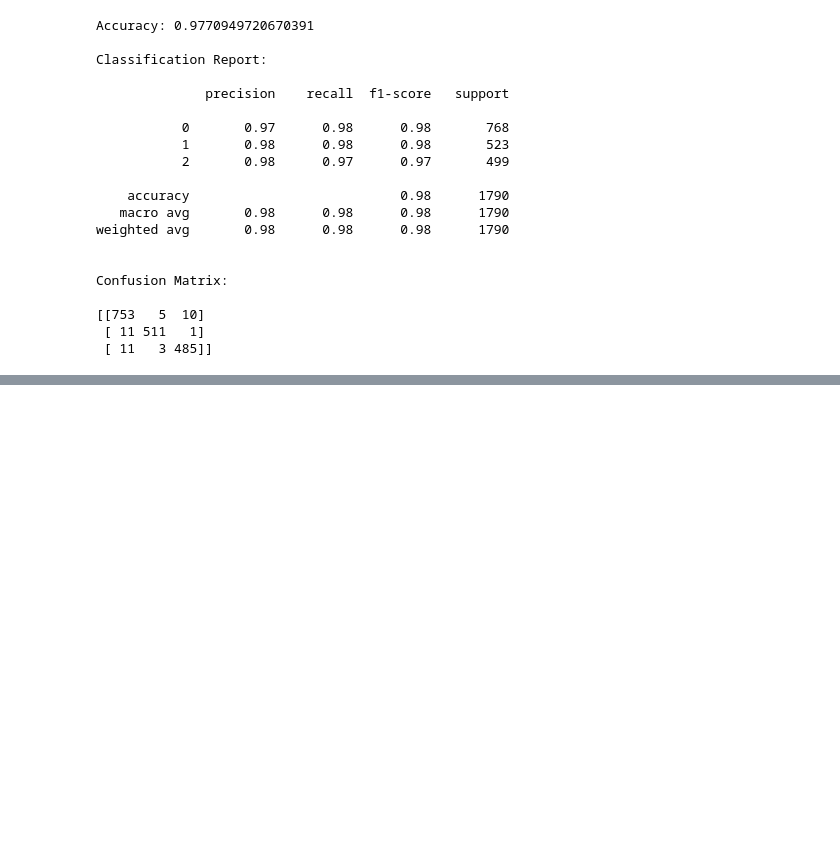
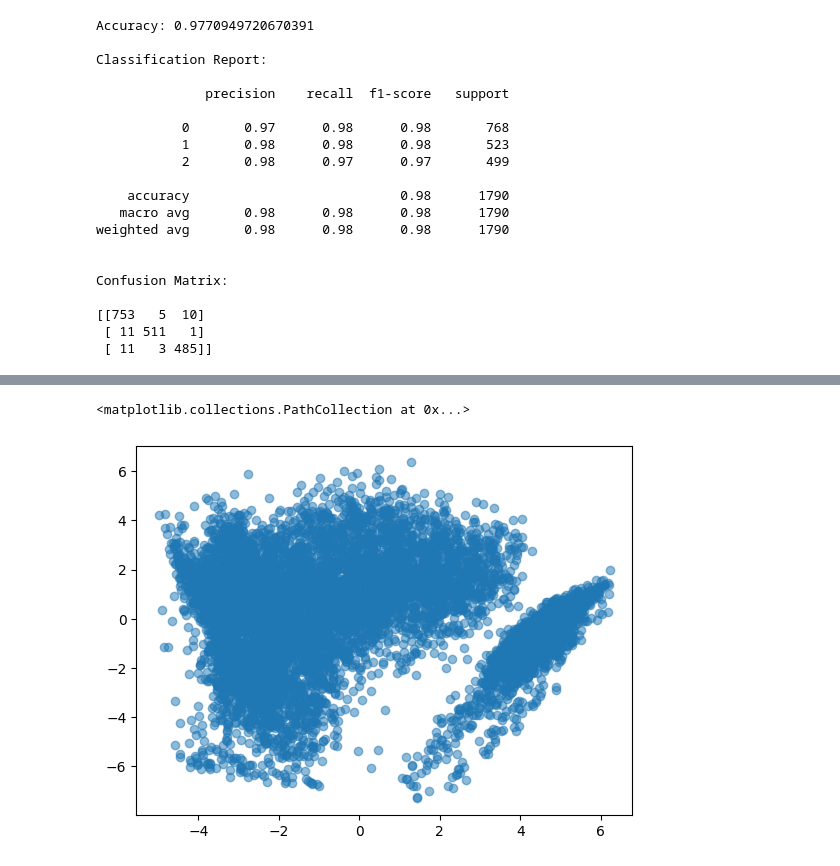
Before and after one commit to Jashan-jj/Clustering-on-Credit-Card-Dataset, a Jupyter notebook: notebooks/credit_card_clustering.ipynb, the cells around one changed output, grey strips where cells are left out. Drawn from its saved outputs; the diff is of its cells as text; code cells hidden in the pictures; blank space fills up the shorter version.

```diff
--- a/notebooks/credit_card_clustering.ipynb
+++ b/notebooks/credit_card_clustering.ipynb
@@ -344,0 +364,9 @@ Confusion Matrix:
+# %%
+pca= PCA(n_components=3)
+xpca= pca.fit_transform(x_scaled)
+xpca= pd.DataFrame(xpca, columns= ["PC1","PC2","PC3"])
+# %%
+plt.scatter(x= xpca['PC1'], y= xpca['PC2'], alpha= 0.5)
+# %% [output]
+<matplotlib.collections.PathCollection at 0x...>
+[figure, added]
```
Also changed, not shown: parts of 8 cells of this notebook.
